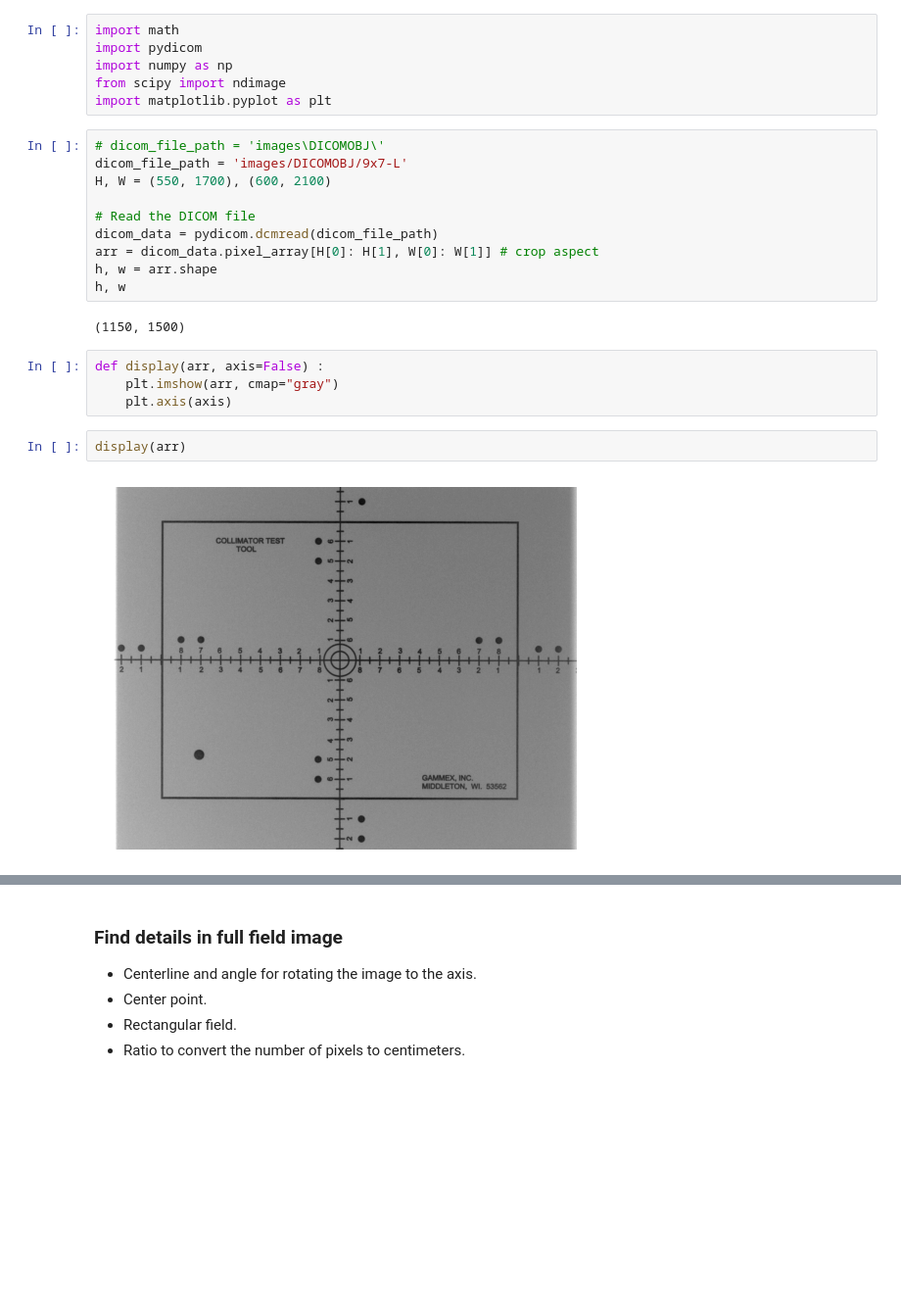
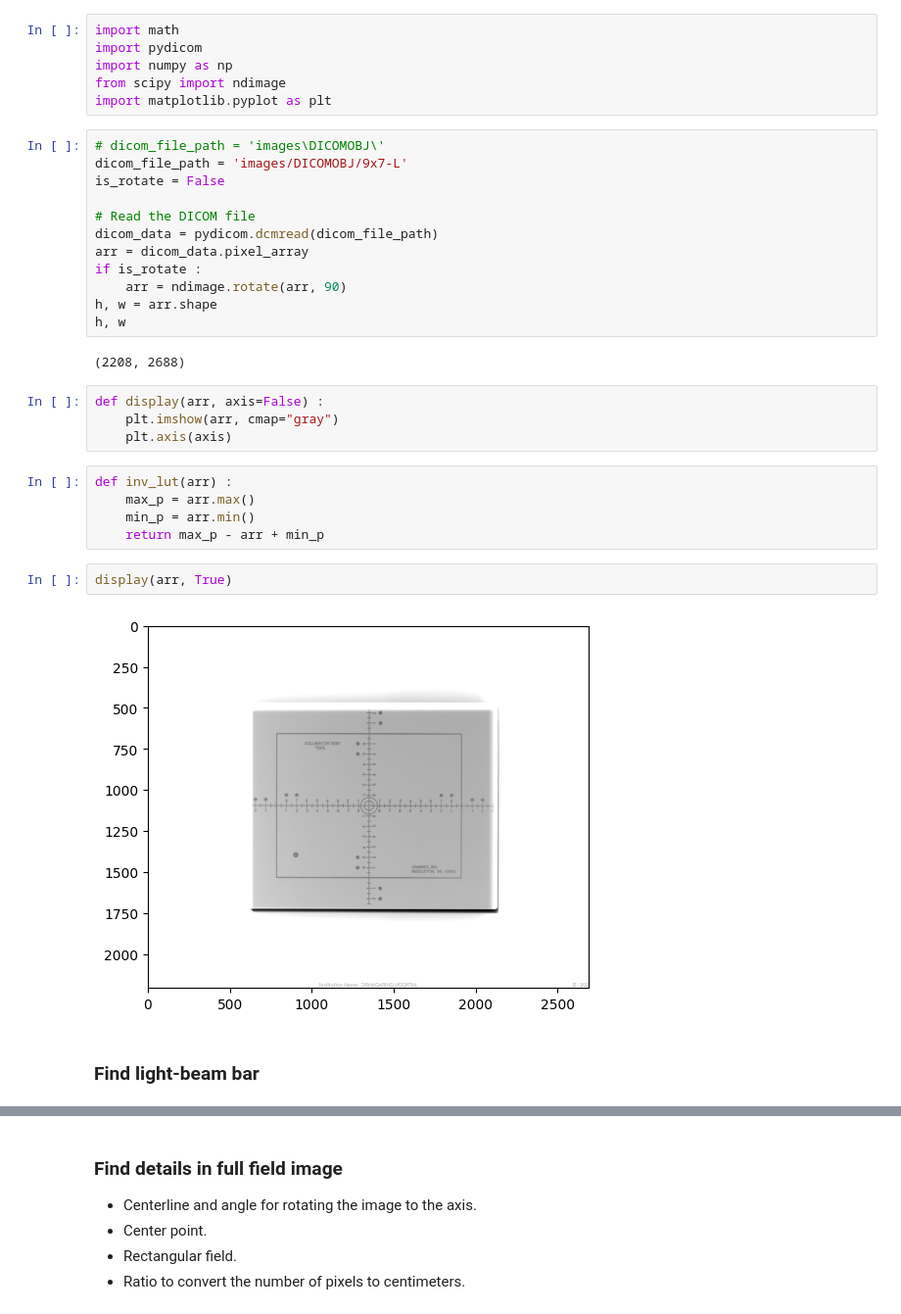
Before and after one commit to NickyAlan/DR-Light-beam-test, a Jupyter notebook: image-processing.ipynb, the cells around one changed output, grey strips where cells are left out. Shown at 98% size. Drawn from its saved outputs; the diff is of its cells as text; blank space fills up the shorter version.

```diff
--- a/image-processing.ipynb
+++ b/image-processing.ipynb
@@ -13,20 +13,29 @@ import matplotlib.pyplot as plt
 # %%
 # dicom_file_path = 'images\DICOMOBJ\'
 dicom_file_path = 'images/DICOMOBJ/9x7-L'
-H, W = (550, 1700), (600, 2100)
+is_rotate = False
 
 # Read the DICOM file
 dicom_data = pydicom.dcmread(dicom_file_path)
-arr = dicom_data.pixel_array[H[0]: H[1], W[0]: W[1]] # crop aspect
+arr = dicom_data.pixel_array
+if is_rotate :
+    arr = ndimage.rotate(arr, 90)
 h, w = arr.shape
 h, w
 # %% [output]
-(1150, 1500)
+(2208, 2688)
 # %%
 def display(arr, axis=False) :
     plt.imshow(arr, cmap="gray")
     plt.axis(axis)
+# %%
+def inv_lut(arr) :
+    max_p = arr.max()
+    min_p = arr.min()
+    return max_p - arr + min_p
 # %%
-display(arr)
+display(arr, True)
 # %% [output]
-[figure, old version]
+[figure, new version]
+# %% [markdown]
+### Find light-beam bar
```
Also changed, not shown: parts of 43 cells of this notebook.
